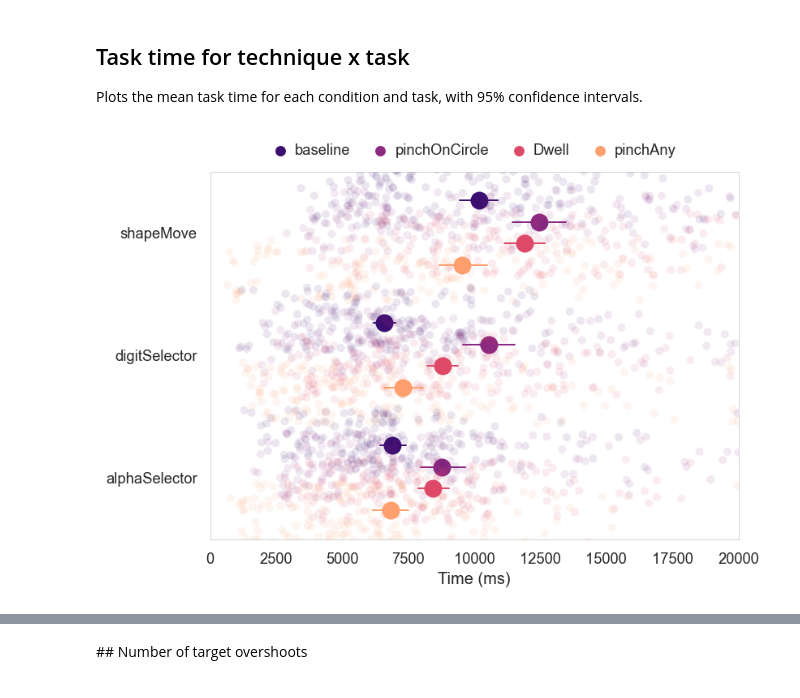
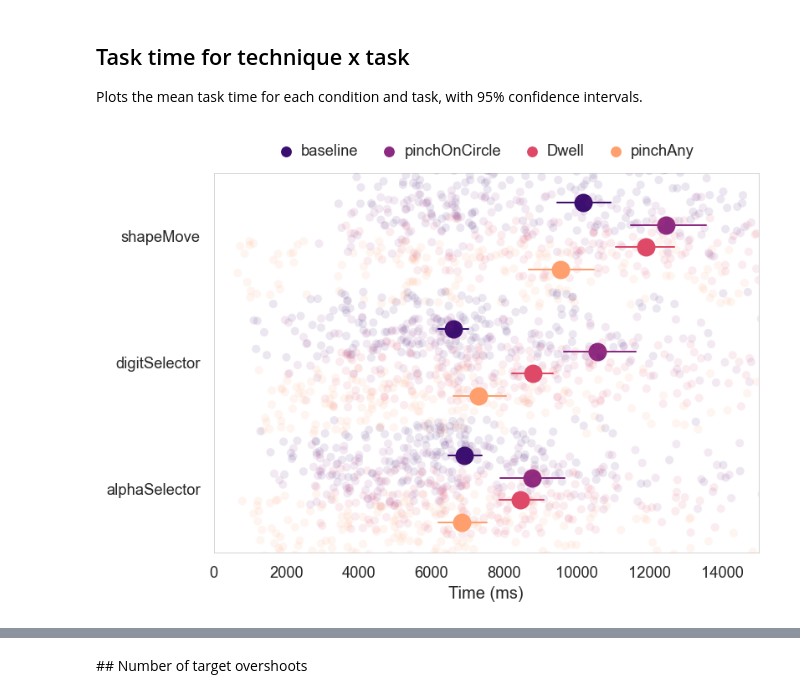
Before and after one commit to KieranWaugh/Push-or-Pinch-Exploring-Slider-Control-Gestures-for-Touchless-User-Interfaces, a Jupyter notebook: Analysis/Analysis.ipynb, the cells around one changed output, grey strips where cells are left out. Drawn from its saved outputs; the diff is of its cells as text; code cells hidden in the pictures.

```diff
--- a/Analysis/Analysis.ipynb
+++ b/Analysis/Analysis.ipynb
@@ -26,6 +26,8 @@ palette = sns.color_palette("magma", 4)
 # %% [markdown]
 # Log parsing code
 # %%
+SHAPE_MOVE_THRESHOLD = 25
+
 class Log:
     def __init__(self, PID, gesture, task, target, block, startTime, endTime, frames=None):
         self.PID = PID
@@ -98,7 +100,7 @@ def time(data: Log):
 
             time_hit = time # Set this now as a fallback
 
-        if time_calculated and frame.slider_value == data.target:
+        if time_calculated and ((frame.slider_value == data.target) or (data.task == "shapeMove" and abs(frame.slider_value - data.target) <= SHAPE_MOVE_THRESHOLD)):
             time_hit = ratio * (time_end - time_start)
             time_hit_calculated = True
 
@@ -314,22 +316,22 @@ Plots the mean task time for each condition and task, with 95% confidence interv
 # %%
 plot, axis = plt.subplots(figsize=(7, 5))
 
 sns.stripplot(x="Time", y="Task", hue="Condition", data=data_filtered, palette=palette, dodge=True, size=6, alpha=0.1, jitter=1.05)
 sns.pointplot(x="Time", y="Task", hue="Condition", data=data_filtered, palette=palette, dodge=.532, join=False, errwidth=1.2, scale=1.5, ci=95)
 
 # Adjust legend
 handles, labels = axis.get_legend_handles_labels()
 axis.legend(handles[0:4], labels[0:4], handletextpad=0, columnspacing=1, loc="lower center", ncol=4, frameon=False, bbox_to_anchor=(0.493, 1.0))
 
 # Adjust axes
 axis.set_ylabel("")
 axis.set_xlabel("Time (ms)")
-axis.set(xlim=(0, 20000))
+axis.set(xlim=(0, 15000))
 axis.yaxis.set_visible(True)
 axis.grid(False)
 
 # Show and save
 plt.show()
 #plot.savefig('TaskTimeStrip.pdf', bbox_inches='tight')
 # %% [output]
-[figure, old version]
+[figure, new version]
```
Also changed, not shown: parts of 1 cell of this notebook, 2 other files.
